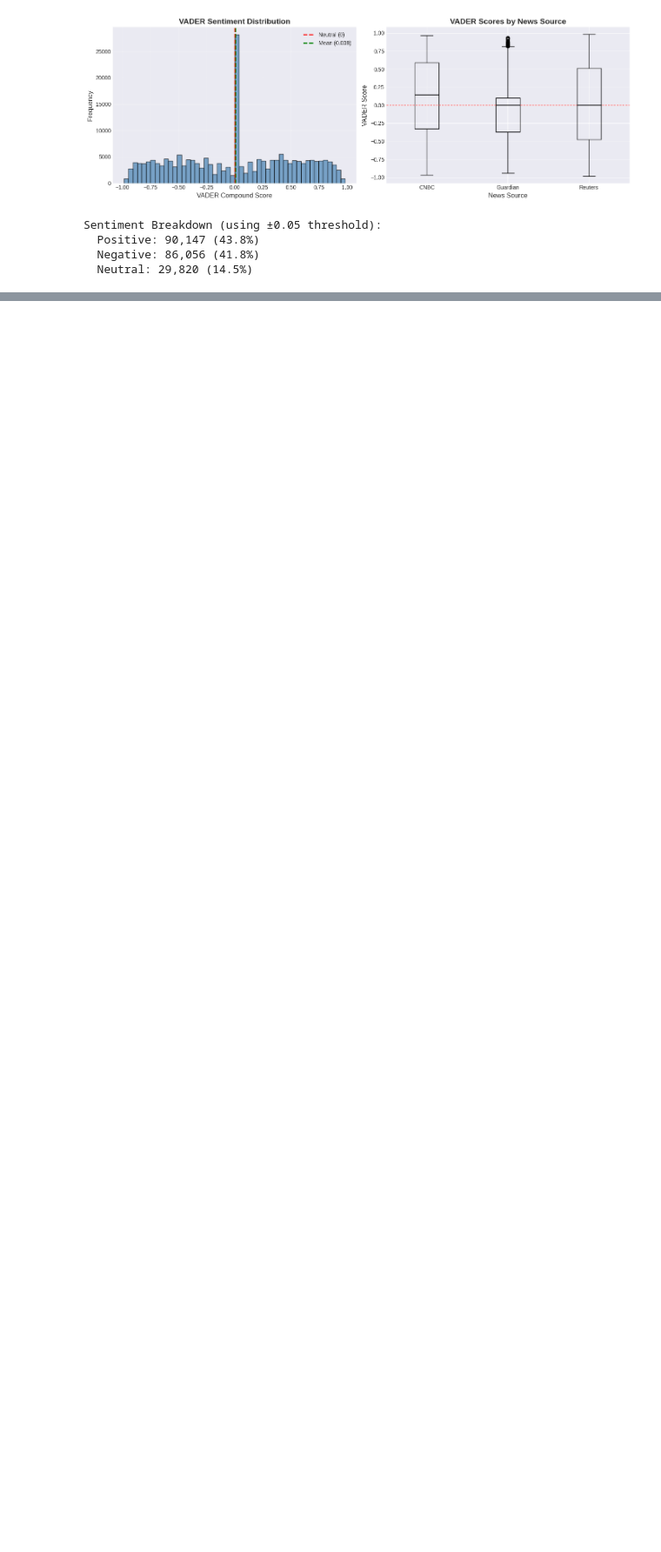
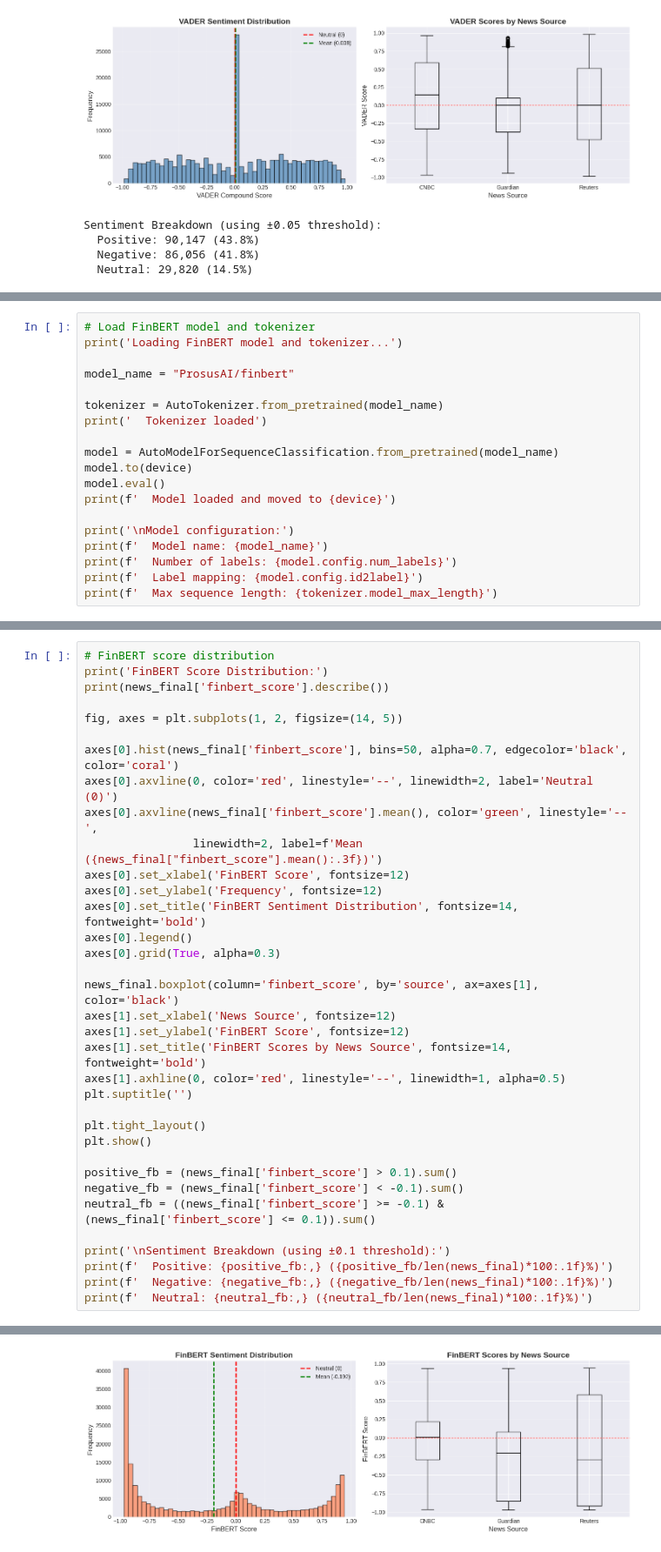
Before and after one commit to samfan-27/market-sentiment-impact-analysis, a Jupyter notebook: notebooks/02_sentiment_scoring.ipynb, the cells around one changed output, grey strips where cells are left out. Shown at 87% size. Drawn from its saved outputs; the diff is of its cells as text; blank space fills up the shorter version.

Commit message:
feat(model): implement FinBERT sentiment scoring model

```diff
--- a/notebooks/02_sentiment_scoring.ipynb
+++ b/notebooks/02_sentiment_scoring.ipynb
@@ -849,0 +859,19 @@ Sentiment Breakdown (using ±0.05 threshold):
+# %%
+# Load FinBERT model and tokenizer
+print('Loading FinBERT model and tokenizer...')
+
+model_name = "ProsusAI/finbert"
+
+tokenizer = AutoTokenizer.from_pretrained(model_name)
+print('  Tokenizer loaded')
+
+model = AutoModelForSequenceClassification.from_pretrained(model_name)
+model.to(device)
+model.eval()
+print(f'  Model loaded and moved to {device}')
+
+print('\nModel configuration:')
+print(f'  Model name: {model_name}')
+print(f'  Number of labels: {model.config.num_labels}')
+print(f'  Label mapping: {model.config.id2label}')
+print(f'  Max sequence length: {tokenizer.model_max_length}')
@@ -849,0 +1010,36 @@ Sentiment Breakdown (using ±0.05 threshold):
+# %%
+# FinBERT score distribution
+print('FinBERT Score Distribution:')
+print(news_final['finbert_score'].describe())
+
+fig, axes = plt.subplots(1, 2, figsize=(14, 5))
+
+axes[0].hist(news_final['finbert_score'], bins=50, alpha=0.7, edgecolor='black', color='coral')
+axes[0].axvline(0, color='red', linestyle='--', linewidth=2, label='Neutral (0)')
+axes[0].axvline(news_final['finbert_score'].mean(), color='green', linestyle='--',
+                linewidth=2, label=f'Mean ({news_final["finbert_score"].mean():.3f})')
+axes[0].set_xlabel('FinBERT Score', fontsize=12)
+axes[0].set_ylabel('Frequency', fontsize=12)
+axes[0].set_title('FinBERT Sentiment Distribution', fontsize=14, fontweight='bold')
+axes[0].legend()
+axes[0].grid(True, alpha=0.3)
+
+news_final.boxplot(column='finbert_score', by='source', ax=axes[1], color='black')
+axes[1].set_xlabel('News Source', fontsize=12)
+axes[1].set_ylabel('FinBERT Score', fontsize=12)
+axes[1].set_title('FinBERT Scores by News Source', fontsize=14, fontweight='bold')
+axes[1].axhline(0, color='red', linestyle='--', linewidth=1, alpha=0.5)
+plt.suptitle('')
+
+plt.tight_layout()
+plt.show()
+
+positive_fb = (news_final['finbert_score'] > 0.1).sum()
+negative_fb = (news_final['finbert_score'] < -0.1).sum()
+neutral_fb = ((news_final['finbert_score'] >= -0.1) & (news_final['finbert_score'] <= 0.1)).sum()
+
+print('\nSentiment Breakdown (using ±0.1 threshold):')
+print(f'  Positive: {positive_fb:,} ({positive_fb/len(news_final)*100:.1f}%)')
+print(f'  Negative: {negative_fb:,} ({negative_fb/len(news_final)*100:.1f}%)')
+print(f'  Neutral: {neutral_fb:,} ({neutral_fb/len(news_final)*100:.1f}%)')
+# %% [output]
@@ -849,0 +1056 @@ Sentiment Breakdown (using ±0.05 threshold):
+[figure, added]
```
Also changed, not shown: parts of 6 cells of this notebook, 1 other file.
